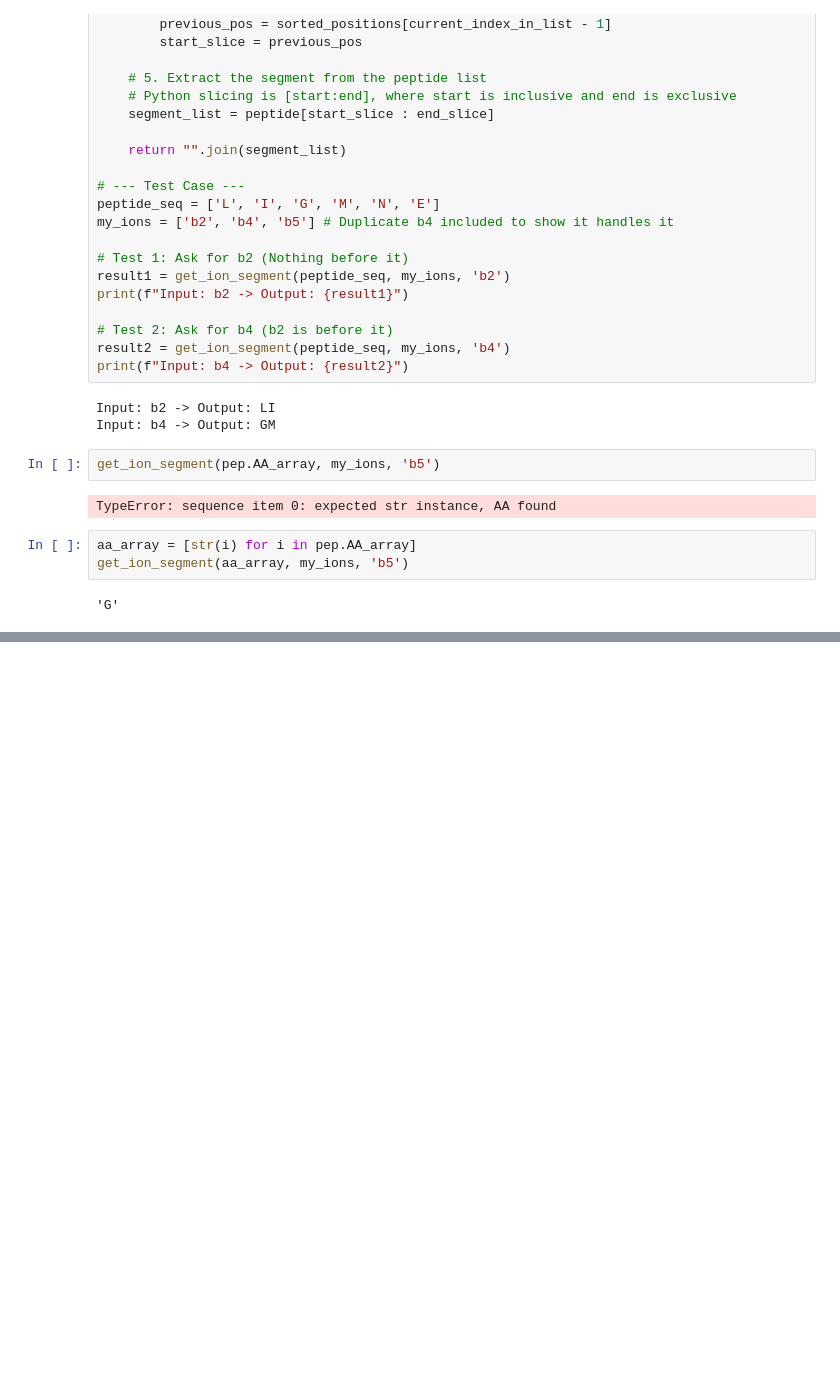
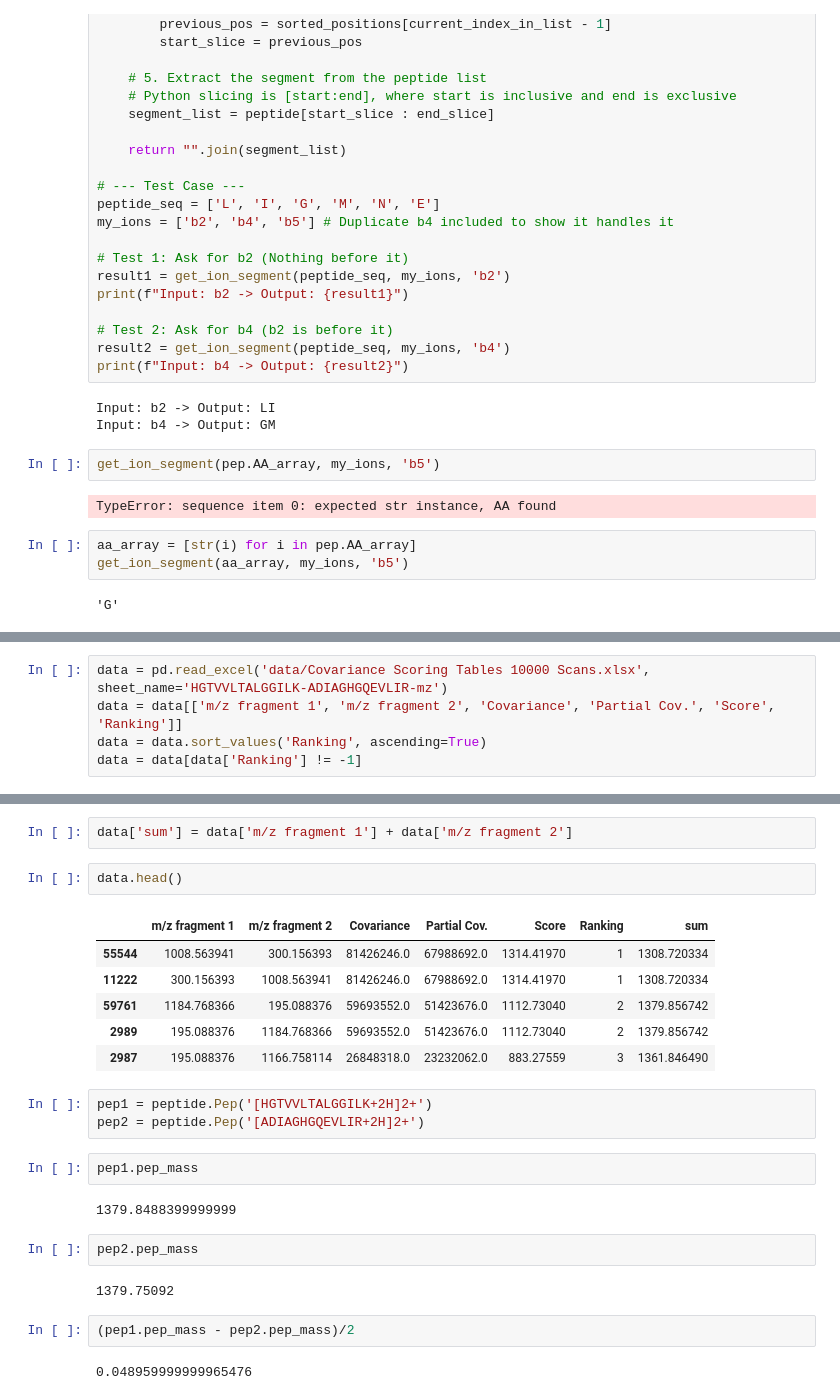
Before and after one commit to Kevinxsn/2D_spec_dict, a Jupyter notebook: anti_symmetric/notebook.ipynb, the cells around one changed output, grey strips where cells are left out. Cells and saved outputs as stored; diff of their text form; blank space fills up the shorter version.

```diff
--- a/anti_symmetric/notebook.ipynb
+++ b/anti_symmetric/notebook.ipynb
@@ -2910,0 +2970,5 @@ get_ion_segment(aa_array, my_ions, 'b5')
+# %%
+data = pd.read_excel('data/Covariance Scoring Tables 10000 Scans.xlsx', sheet_name='HGTVVLTALGGILK-ADIAGHGQEVLIR-mz')
+data = data[['m/z fragment 1', 'm/z fragment 2', 'Covariance', 'Partial Cov.', 'Score', 'Ranking']]
+data = data.sort_values('Ranking', ascending=True)
+data = data[data['Ranking'] != -1]
@@ -2910,0 +2984,26 @@ get_ion_segment(aa_array, my_ions, 'b5')
+# %%
+data['sum'] = data['m/z fragment 1'] + data['m/z fragment 2']
+# %%
+data.head()
+# %% [output]
+|  | m/z fragment 1 | m/z fragment 2 | Covariance | Partial Cov. | Score | Ranking | sum |
+| 55544 | 1008.563941 | 300.156393 | 81426246.0 | 67988692.0 | 1314.41970 | 1 | 1308.720334 |
+| 11222 | 300.156393 | 1008.563941 | 81426246.0 | 67988692.0 | 1314.41970 | 1 | 1308.720334 |
+| 59761 | 1184.768366 | 195.088376 | 59693552.0 | 51423676.0 | 1112.73040 | 2 | 1379.856742 |
+| 2989 | 195.088376 | 1184.768366 | 59693552.0 | 51423676.0 | 1112.73040 | 2 | 1379.856742 |
+| 2987 | 195.088376 | 1166.758114 | 26848318.0 | 23232062.0 | 883.27559 | 3 | 1361.846490 |
+# %%
+pep1 = peptide.Pep('[HGTVVLTALGGILK+2H]2+')
+pep2 = peptide.Pep('[ADIAGHGQEVLIR+2H]2+')
+# %%
+pep1.pep_mass
+# %% [output]
+1379.8488399999999
+# %%
+pep2.pep_mass
+# %% [output]
+1379.75092
+# %%
+(pep1.pep_mass - pep2.pep_mass)/2
+# %% [output]
+0.048959999999965476
```
Also changed, not shown: parts of 19 cells of this notebook, 29 other files.
